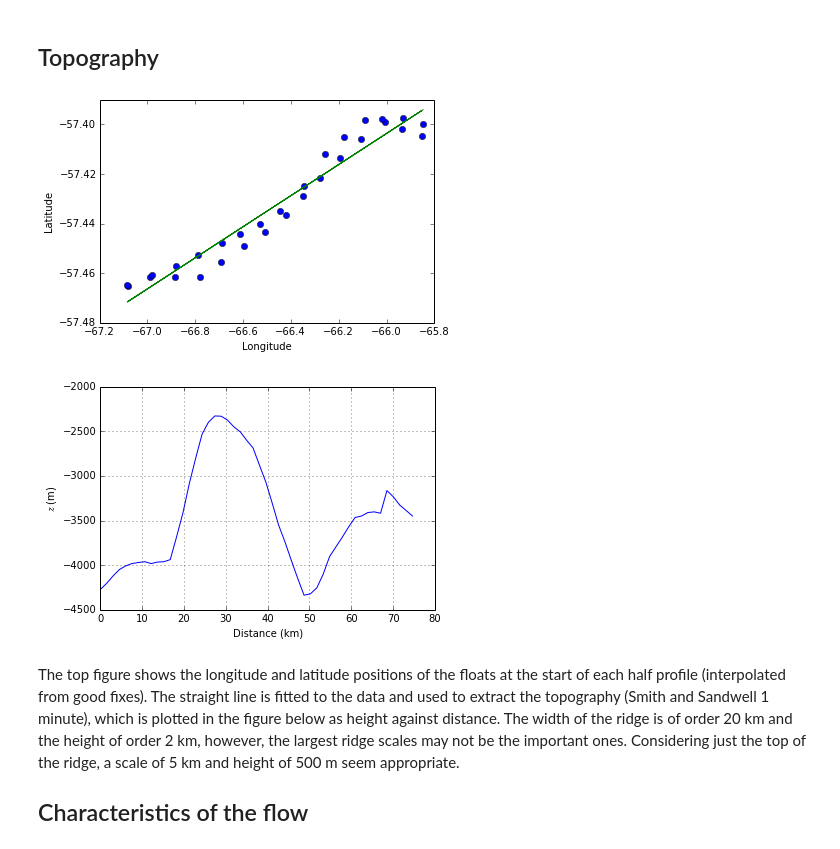
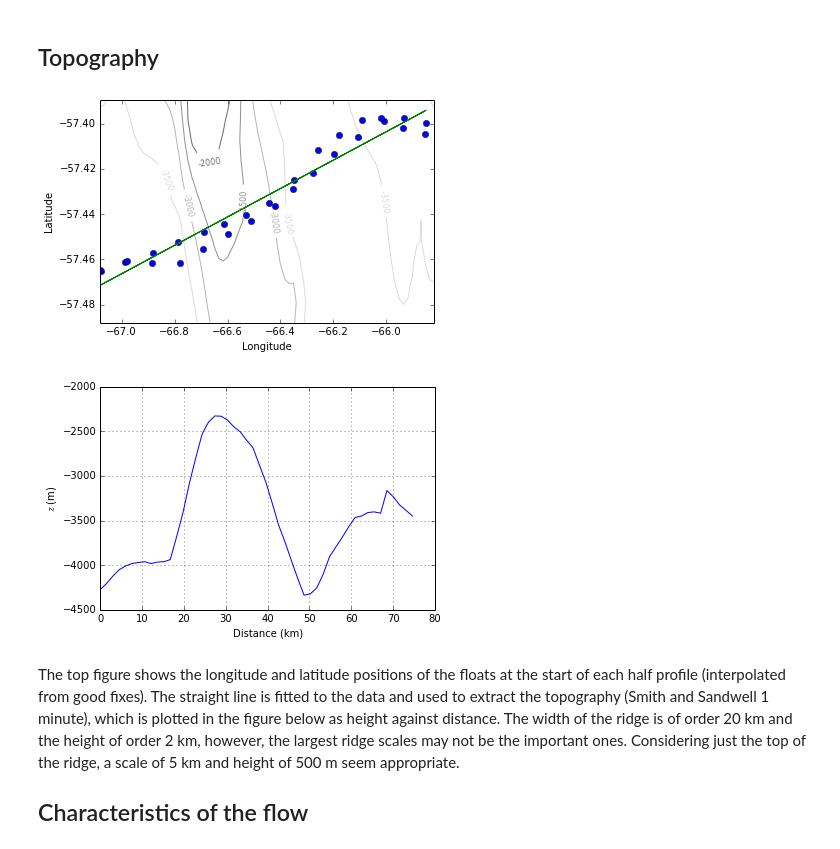
Before and after one commit to jessecusack/DIMES_lee_wave_analysis, a Jupyter notebook: notebooks/large_wave_generation.ipynb, the cells around one changed output. Drawn from its saved outputs; the diff is of its cells as text; code cells hidden in the pictures.

```diff
--- a/notebooks/large_wave_generation.ipynb
+++ b/notebooks/large_wave_generation.ipynb
@@ -146,7 +94,7 @@ llcrnrlat = np.floor(np.nanmin(lats)) - .2
 urcrnrlon = np.ceil(np.nanmax(lons)) + .2
 urcrnrlat = np.ceil(np.nanmax(lats)) + .2
 
-lon_lat = np.array([llcrnrlon, llcrnrlat, urcrnrlon, urcrnrlat])
+lon_lat = np.array([llcrnrlon, urcrnrlon, llcrnrlat, urcrnrlat])
 
 lon_grid, lat_grid, bathy_grid = sandwell.read_grid(lon_lat)
 bathy_grid[bathy_grid > 0] = 0
@@ -271,34 +219,47 @@ hpids[:,1] = np.arange(N0_77, N0_77+N)
 lons = np.empty_like(hpids)
 lats = np.empty_like(hpids)
 
 for i, Float in enumerate([E76, E77]):
     __, idxs = Float.get_profiles(hpids[:,i], ret_idxs=True)
     lons[:, i] = Float.lon_start[idxs]
     lats[:, i] = Float.lat_start[idxs]
 
 lons = lons.flatten(order='F')
 lats = lats.flatten(order='F')
 p = np.polyfit(lons, lats, 1)
 
+llcrnrlon = np.nanmin(lons) - .02
+llcrnrlat = np.nanmin(lats) - .02
+urcrnrlon = np.nanmax(lons) + .02
+urcrnrlat = np.nanmax(lats) + .02
+
+lon_lat = np.array([llcrnrlon, urcrnrlon, llcrnrlat, urcrnrlat])
+
+lon_grid, lat_grid, bathy_grid = sandwell.read_grid(lon_lat)
+bathy_grid[bathy_grid > 0] = 0
+
 plt.figure()
 plt.plot(lons, lats, 'o')
 plt.plot(lons, np.polyval(p, lons))
+levels = np.arange(-4000, 0, 500)
+CS = plt.contour(lon_grid, lat_grid, bathy_grid, 20, cmap=plt.get_cmap('binary'), levels=levels)
+plt.clabel(CS, inline=1, fontsize=8, fmt='%1.f')
 gca().ticklabel_format(useOffset=False)
 plt.xlabel('Longitude')
 plt.ylabel('Latitude')
 
 llons = np.linspace(lons.min(), lons.max(), 50)
 llats =  np.polyval(p, llons)
 dist = np.hstack((0, np.cumsum(utils.lldist(llons, llats))))
 topo = sandwell.interp_track(llons, llats)
 
 plt.figure()
 plt.plot(dist, topo)
 plt.xlabel('Distance (km)')
 plt.ylabel('$z$ (m)')
 plt.grid()
 # %% [output]
-[figure, old version]
+[figure, new version]
 [figure]
 # %% [markdown]
 The top figure shows the longitude and latitude positions of the floats at the start of each half profile (interpolated from good fixes). The straight line is fitted to the data and used to extract the topography (Smith and Sandwell 1 minute), which is plotted in the figure below as height against distance. The width of the ridge is of order 20 km and the height of order 2 km, however, the largest ridge scales may not be the important ones. Considering just the top of the ridge, a scale of 5 km and height of 500 m seem appropriate.
```
Also changed, not shown: parts of 6 cells of this notebook.
